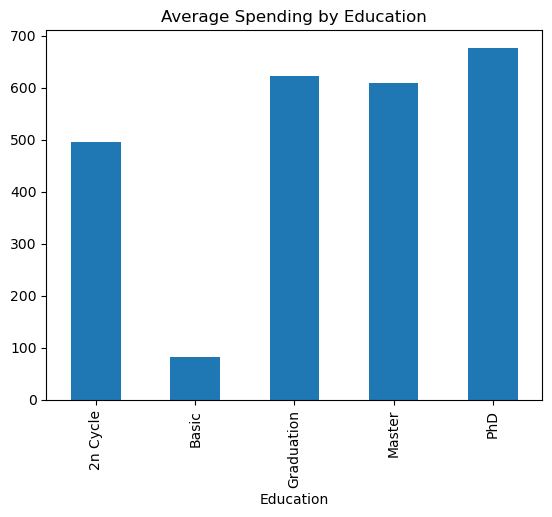
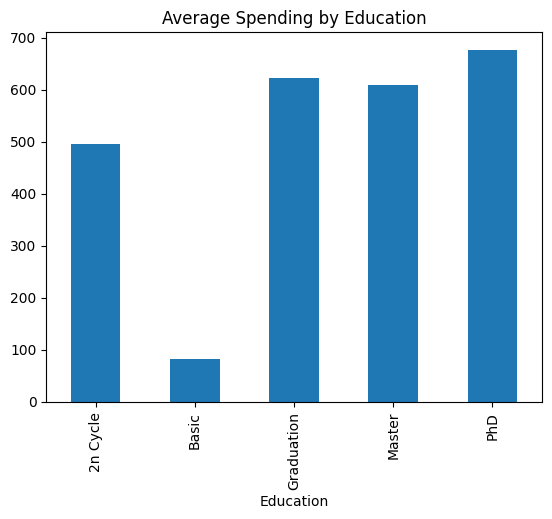
The change to this notebook cell's code, shown as a diff; its figure went from the first image to the second:
--- before
+++ after
@@ -3,3 +3,5 @@
 edu_spending.plot(kind='bar')
 plt.title("Average Spending by Education")
+
+plt.savefig("figures/average_spending_by_education.png", dpi=300, bbox_inches='tight')
 plt.show()

Commit: update